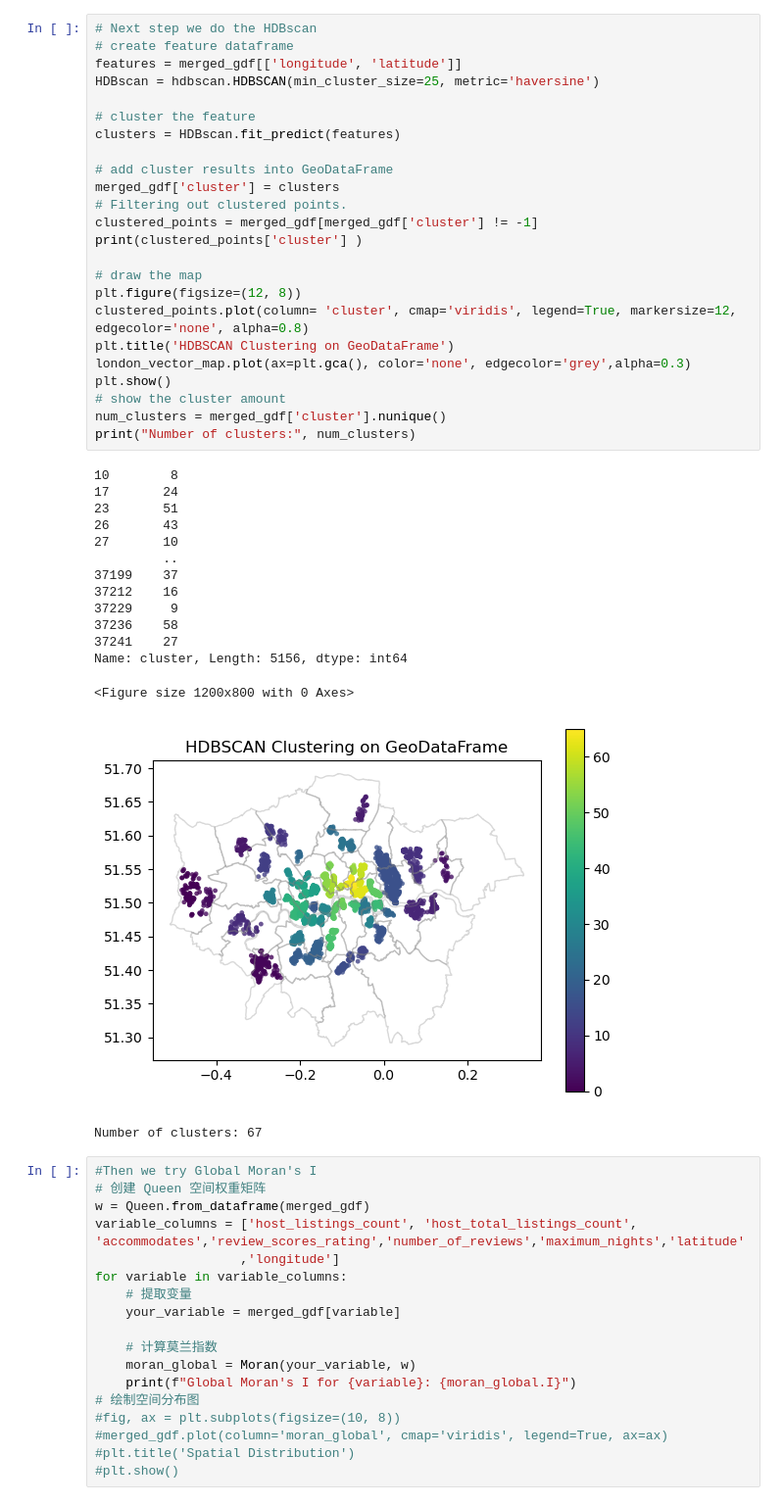
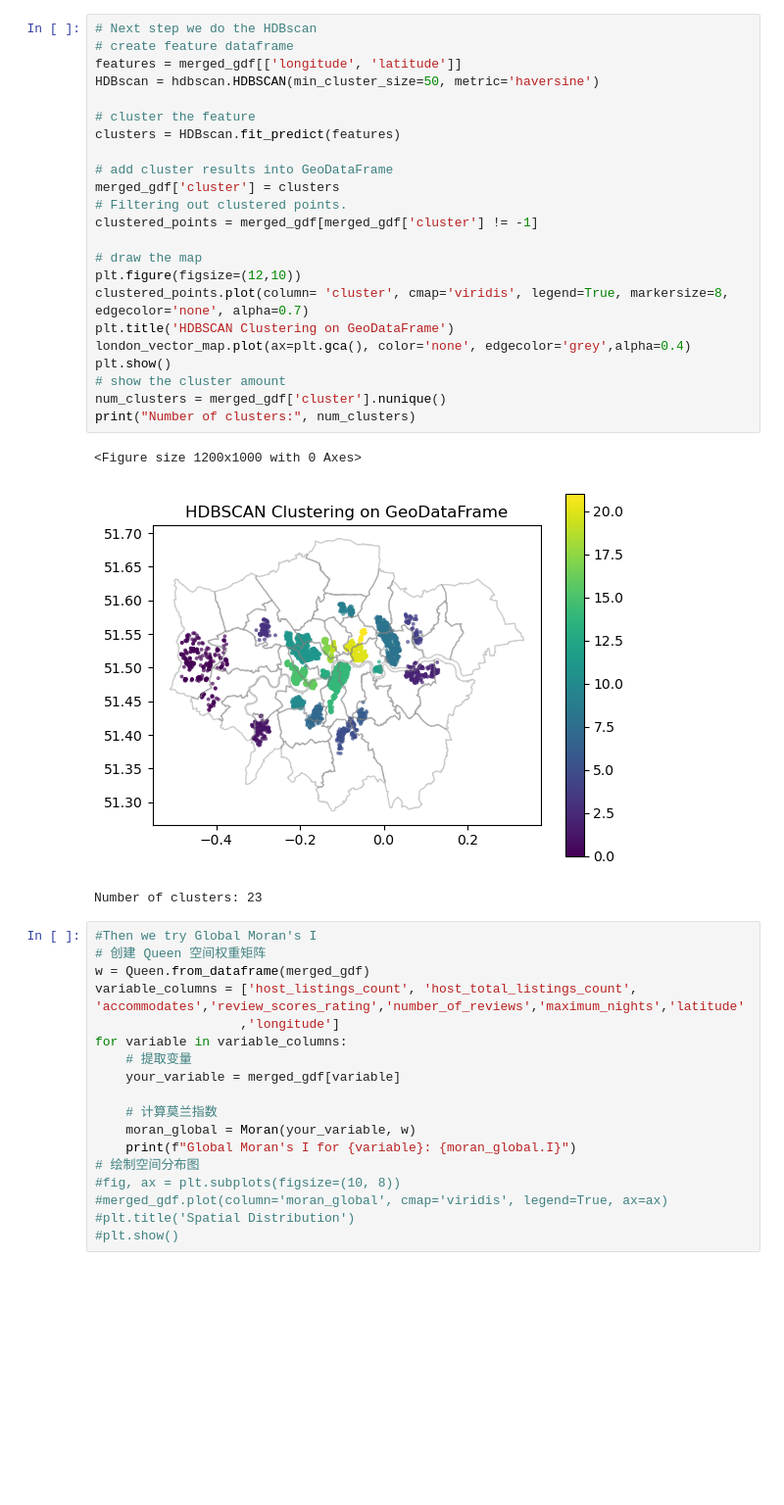
Before and after one commit to ZhengyongLiu/FSDS_GroupAssignment_Data, a Jupyter notebook: Questions/Question 7 Sun/Q7 Sun.ipynb, the cells around one changed output. Shown: that part at 98% size. Saved outputs shown, nothing was run; the diff lists cells and outputs as text; blank space fills up the shorter version.

```diff
--- a/Questions/Question 7 Sun/Q7 Sun.ipynb
+++ b/Questions/Question 7 Sun/Q7 Sun.ipynb
@@ -99,43 +98,30 @@ plt.show()
 # %%
 # Next step we do the HDBscan
 # create feature dataframe
 features = merged_gdf[['longitude', 'latitude']]
-HDBscan = hdbscan.HDBSCAN(min_cluster_size=25, metric='haversine')
+HDBscan = hdbscan.HDBSCAN(min_cluster_size=50, metric='haversine')
 
 # cluster the feature
 clusters = HDBscan.fit_predict(features)
 
 # add cluster results into GeoDataFrame
 merged_gdf['cluster'] = clusters
 # Filtering out clustered points.
 clustered_points = merged_gdf[merged_gdf['cluster'] != -1]
-print(clustered_points['cluster'] )
 
 # draw the map
-plt.figure(figsize=(12, 8))
-clustered_points.plot(column= 'cluster', cmap='viridis', legend=True, markersize=12, edgecolor='none', alpha=0.8)
+plt.figure(figsize=(12,10))
+clustered_points.plot(column= 'cluster', cmap='viridis', legend=True, markersize=8, edgecolor='none', alpha=0.7)
 plt.title('HDBSCAN Clustering on GeoDataFrame')
-london_vector_map.plot(ax=plt.gca(), color='none', edgecolor='grey',alpha=0.3)
+london_vector_map.plot(ax=plt.gca(), color='none', edgecolor='grey',alpha=0.4)
 plt.show()
 # show the cluster amount
 num_clusters = merged_gdf['cluster'].nunique()
 print("Number of clusters:", num_clusters)
 # %% [output]
-10        8
-17       24
-23       51
-26       43
-27       10
-         ..
-37199    37
-37212    16
-37229     9
-37236    58
-37241    27
-Name: cluster, Length: 5156, dtype: int64
+<Figure size 1200x1000 with 0 Axes>
+[figure, new version]
-<Figure size 1200x800 with 0 Axes>
+Number of clusters: 23
-[figure, old version]
-Number of clusters: 67
 # %%
 #Then we try Global Moran's I
 # 创建 Queen 空间权重矩阵
```
Also changed, not shown: parts of 5 cells of this notebook, 1 other file.
